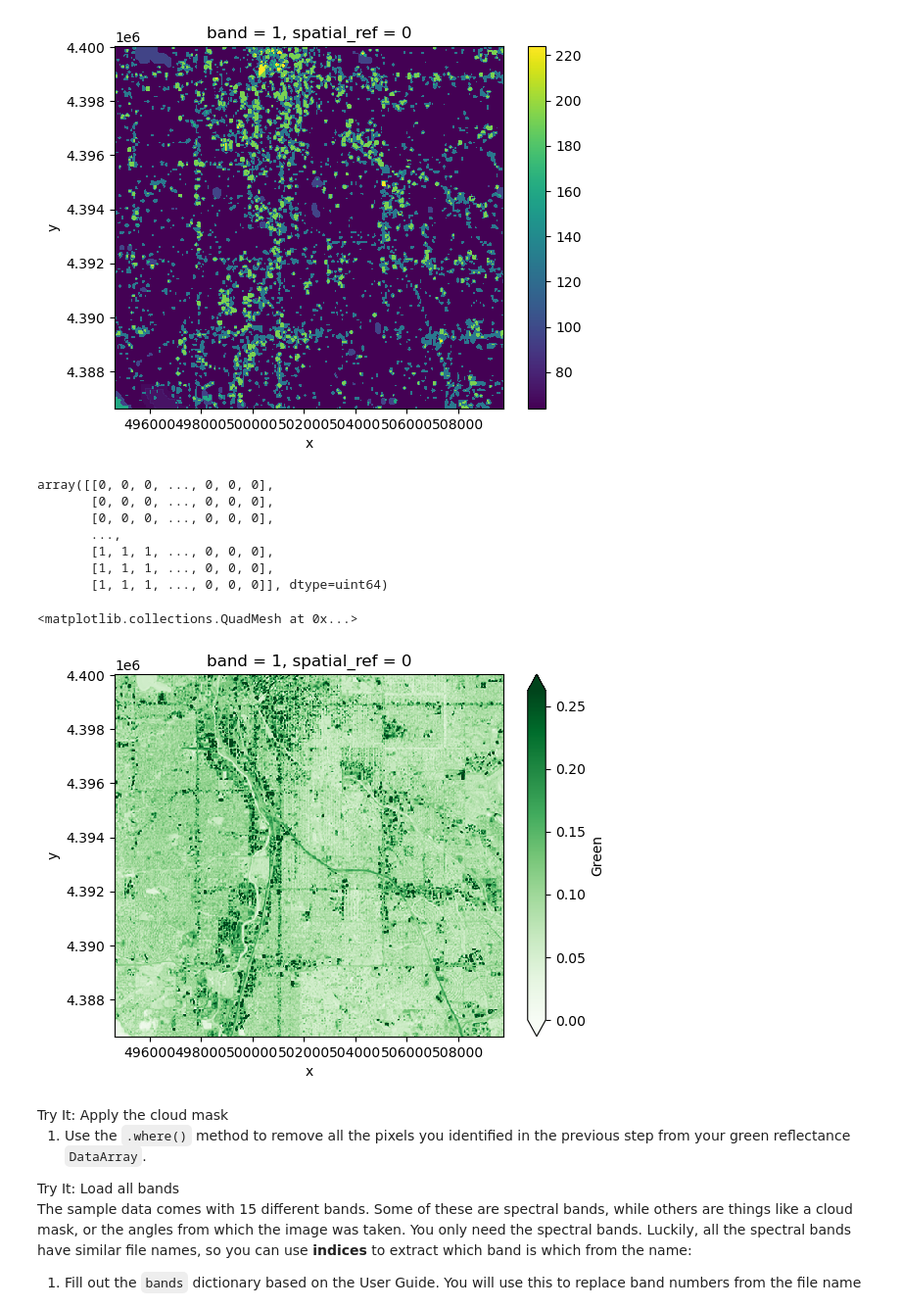
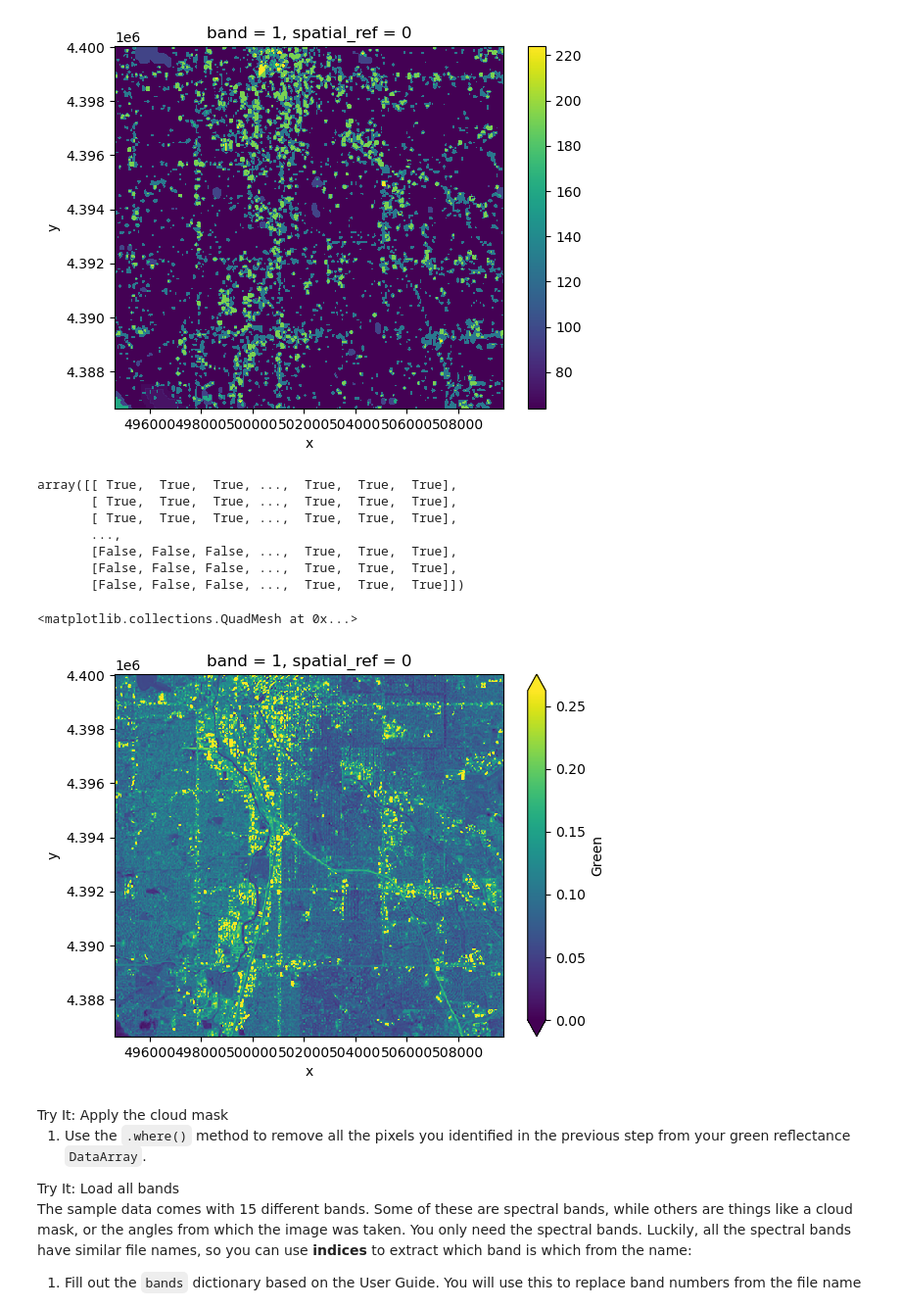
Before and after one commit to earthlab-education/fundamentals-04-redlining-VictoriAragon, a Jupyter notebook: notebooks/redlining-32-wrangle-multispectral.ipynb, the cells around one changed output. Shown at 98% size. Cells and saved outputs as stored; diff of their text form; code cells hidden in the pictures.

```diff
--- a/notebooks/redlining-32-wrangle-multispectral.ipynb
+++ b/notebooks/redlining-32-wrangle-multispectral.ipynb
@@ -241,11 +240,11 @@ adjacent to clouds, and cloud shadow, as well as water (because water
 may confuse our greenspace analogy)</li>
 </ol></div></div>
 # %%
-cloud_path=glob(os.path.join(rasterdata_dir, '*Fmask.tif'))[0]
+fmask_path=glob(os.path.join(rasterdata_dir, '*Fmask.tif'))[0]
 # Open the cloud data in Python
-cloud_da = rxr.open_rasterio(cloud_path, mask_and_scale=True).squeeze()
-display(cloud_da)
-cloud_da.plot()
+fmask_da = rxr.open_rasterio(fmask_path, mask_and_scale=True).squeeze()
+display(fmask_da)
+fmask_da.plot()
 # %% [output]
 <xarray.DataArray (y: 447, x: 504)> Size: 901kB
 [225288 values with dtype=float32]
@@ -271,7 +270,7 @@ cloud_bits = (
     np.unpackbits(
         (
             # Get the cloud mask as an array...
-            cloud_da.values
+            fmask_da.values
             # ... of 8-bit integers
             .astype('uint8')
             # With an extra axis to unpack the bits into
@@ -289,7 +288,7 @@ bits_to_mask = [
     3, # Cloud shadow
     5] # Water
 cloud_mask = np.sum(
-    # Select bits 1, 2, and 3
+    # Select bits 1, 2, and 3, 5
     cloud_bits[:,:,bits_to_mask],
     # Sum along the bit axis
     axis=-1
@@ -299,19 +298,19 @@ cloud_mask =cloud_mask== 0
 
 cloud_mask
 # %% [output]
-array([[0, 0, 0, ..., 0, 0, 0],
-       [0, 0, 0, ..., 0, 0, 0],
-       [0, 0, 0, ..., 0, 0, 0],
+array([[ True,  True,  True, ...,  True,  True,  True],
+       [ True,  True,  True, ...,  True,  True,  True],
+       [ True,  True,  True, ...,  True,  True,  True],
        ...,
-       [1, 1, 1, ..., 0, 0, 0],
-       [1, 1, 1, ..., 0, 0, 0],
-       [1, 1, 1, ..., 0, 0, 0]], dtype=uint64)
+       [False, False, False, ...,  True,  True,  True],
+       [False, False, False, ...,  True,  True,  True],
+       [False, False, False, ...,  True,  True,  True]])
 # %%
 green_masked_da=green_da.where(cloud_mask, green_da.rio.nodata)
-green_da.plot(cmap='Greens', vmin=0, robust=True)
+green_da.plot(cmap='viridis', vmin=0, robust=True)
 # %% [output]
 <matplotlib.collections.QuadMesh at 0x...>
-[figure, old version]
+[figure, new version]
 # %% [markdown]
 <link rel="stylesheet" type="text/css" href="./assets/styles.css"><div class="callout callout-style-default callout-titled callout-task"><div class="callout-header"><div class="callout-icon-container"><i class="callout-icon"></i></div><div class="callout-title-container flex-fill">Try It: Apply the cloud mask</div></div><div class="callout-body-container callout-body"><ol type="1">
 <li>Use the <code>.where()</code> method to remove all the pixels you
```
Also changed, not shown: parts of 5 cells of this notebook.
